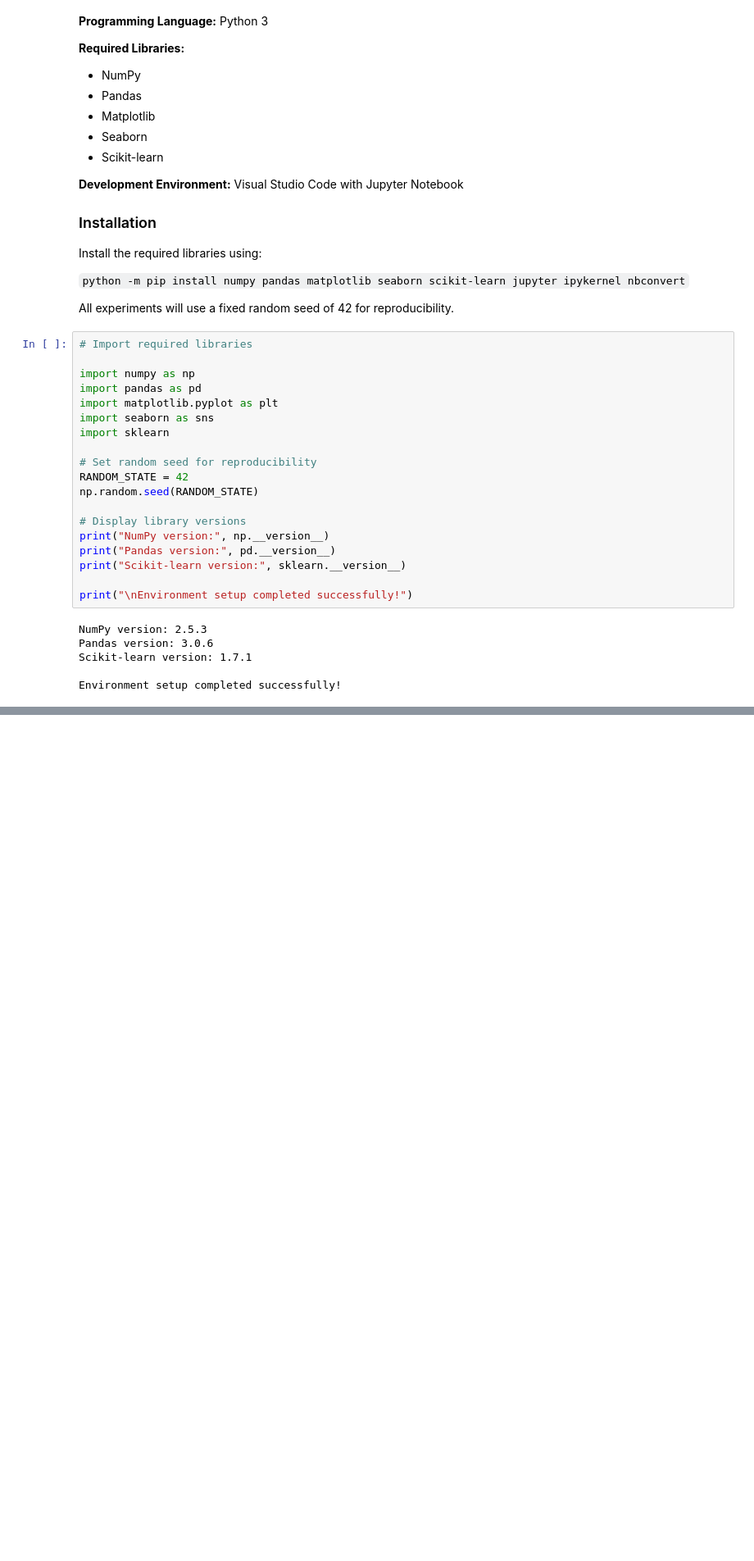
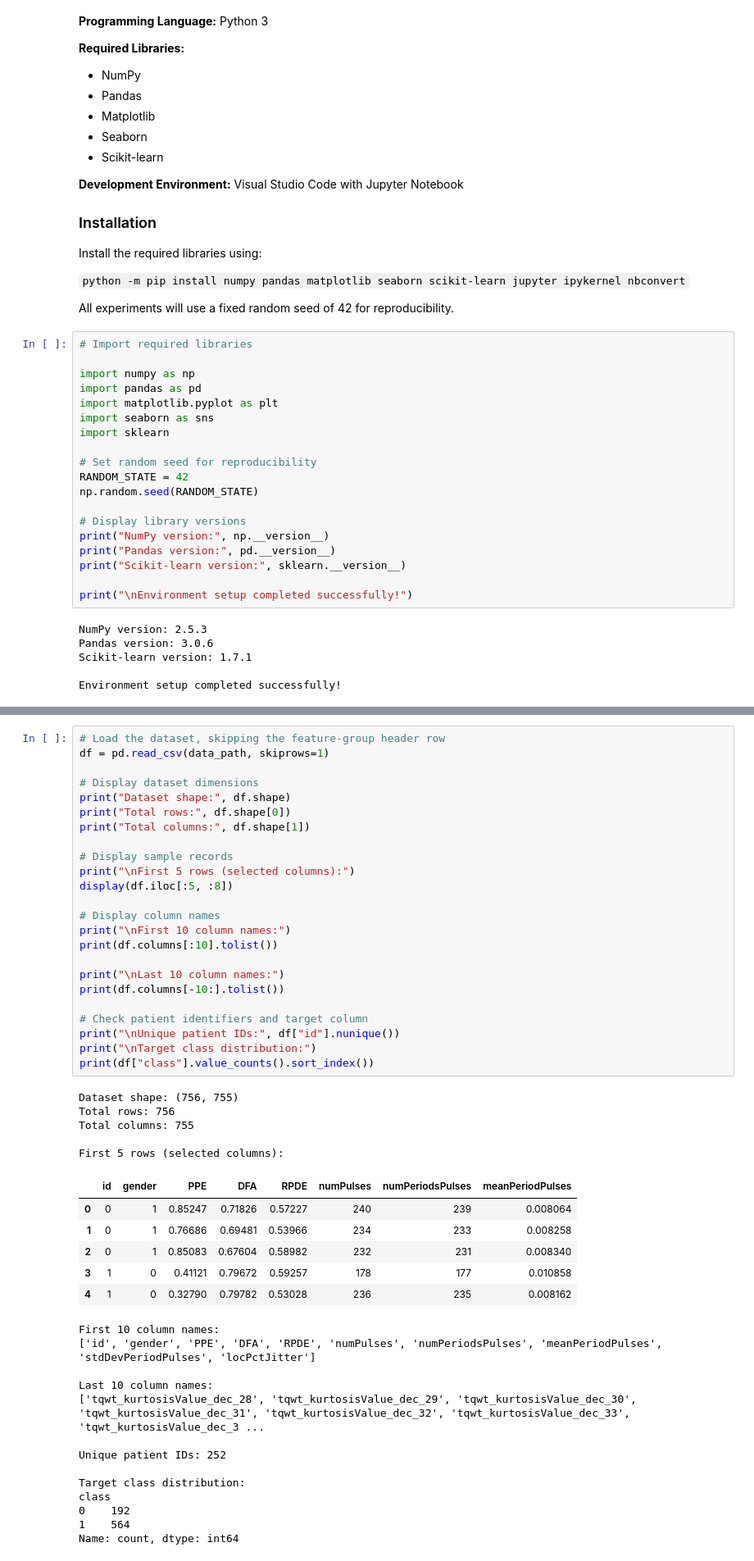
Before and after one commit to UbaidUllah777/CSCN8000_Assignment_1, a Jupyter notebook: Ubaid_Ullah_Assignment_1.ipynb, the cells around one changed output, grey strips where cells are left out. Shown at 82% size. Drawn from its saved outputs; the diff is of its cells as text; blank space fills up the shorter version.

```diff
--- a/Ubaid_Ullah_Assignment_1.ipynb
+++ b/Ubaid_Ullah_Assignment_1.ipynb
@@ -67,0 +110,49 @@ Environment setup completed successfully!
+# %%
+# Load the dataset, skipping the feature-group header row
+df = pd.read_csv(data_path, skiprows=1)
+
+# Display dataset dimensions
+print("Dataset shape:", df.shape)
+print("Total rows:", df.shape[0])
+print("Total columns:", df.shape[1])
+
+# Display sample records
+print("\nFirst 5 rows (selected columns):")
+display(df.iloc[:5, :8])
+
+# Display column names
+print("\nFirst 10 column names:")
+print(df.columns[:10].tolist())
+
+print("\nLast 10 column names:")
+print(df.columns[-10:].tolist())
+
+# Check patient identifiers and target column
+print("\nUnique patient IDs:", df["id"].nunique())
+print("\nTarget class distribution:")
+print(df["class"].value_counts().sort_index())
+# %% [output]
+Dataset shape: (756, 755)
+Total rows: 756
+Total columns: 755
+
+First 5 rows (selected columns):
+|  | id | gender | PPE | DFA | RPDE | numPulses | numPeriodsPulses | meanPeriodPulses |
+| 0 | 0 | 1 | 0.85247 | 0.71826 | 0.57227 | 240 | 239 | 0.008064 |
+| 1 | 0 | 1 | 0.76686 | 0.69481 | 0.53966 | 234 | 233 | 0.008258 |
+| 2 | 0 | 1 | 0.85083 | 0.67604 | 0.58982 | 232 | 231 | 0.008340 |
+| 3 | 1 | 0 | 0.41121 | 0.79672 | 0.59257 | 178 | 177 | 0.010858 |
+| 4 | 1 | 0 | 0.32790 | 0.79782 | 0.53028 | 236 | 235 | 0.008162 |
+First 10 column names:
+['id', 'gender', 'PPE', 'DFA', 'RPDE', 'numPulses', 'numPeriodsPulses', 'meanPeriodPulses', 'stdDevPeriodPulses', 'locPctJitter']
+
+Last 10 column names:
+['tqwt_kurtosisValue_dec_28', 'tqwt_kurtosisValue_dec_29', 'tqwt_kurtosisValue_dec_30', 'tqwt_kurtosisValue_dec_31', 'tqwt_kurtosisValue_dec_32', 'tqwt_kurtosisValue_dec_33', 'tqwt_kurtosisValue_dec_3 ...
+
+Unique patient IDs: 252
+
+Target class distribution:
+class
+0    192
+1    564
+Name: count, dtype: int64
```
Also changed, not shown: parts of 17 cells of this notebook, 1 other file.
